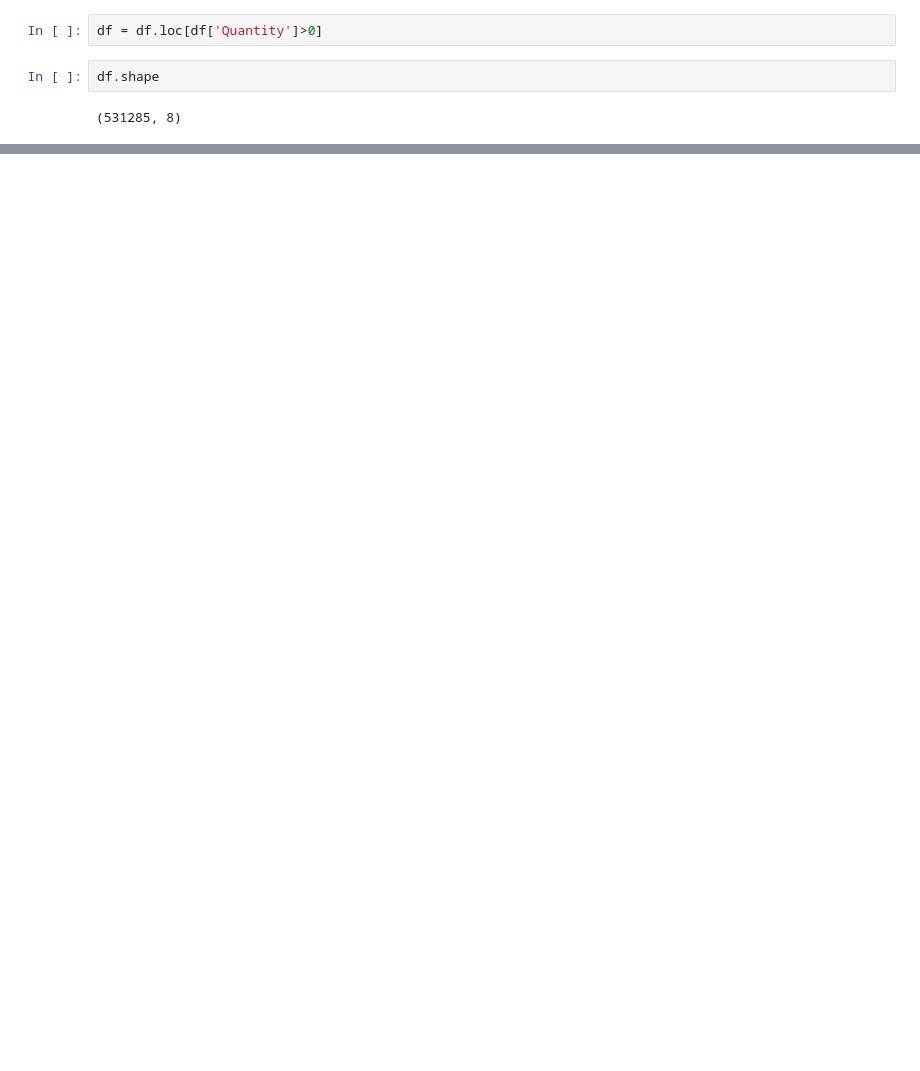
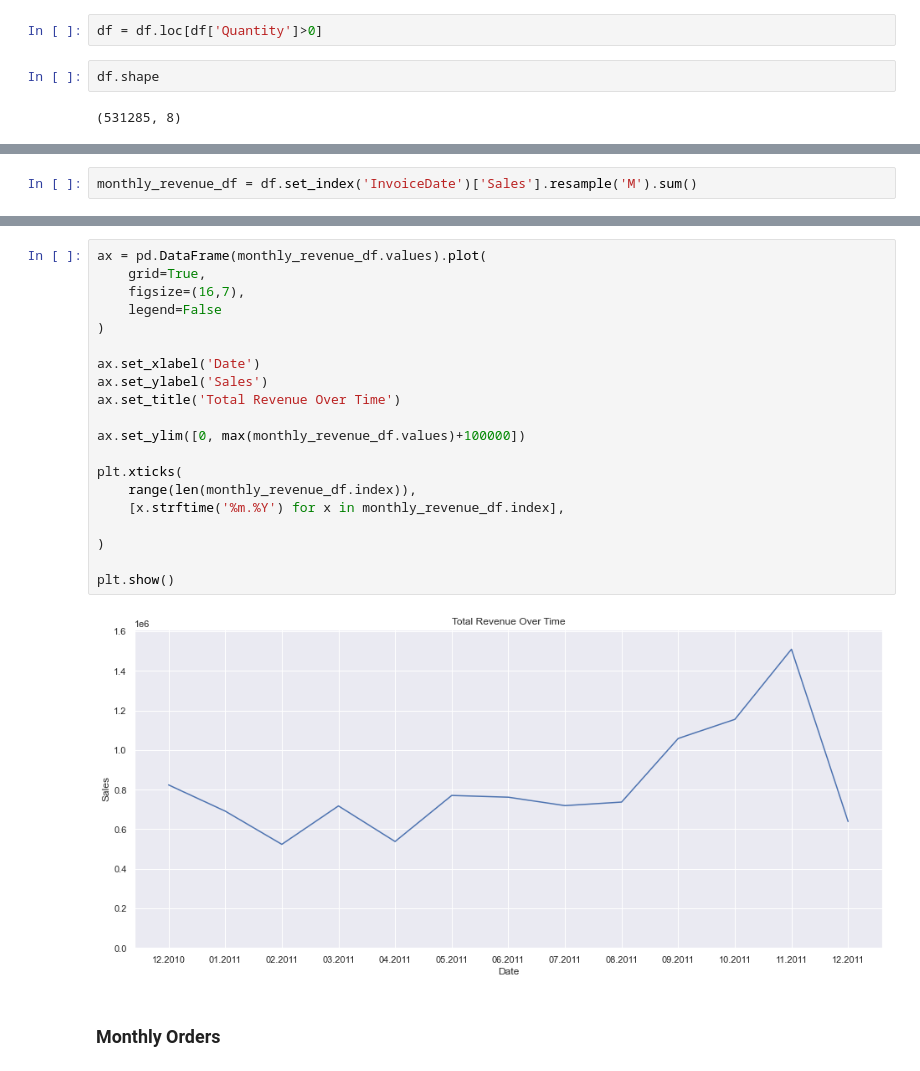
Before and after one commit to nitinjosephrepo/Ecommerce-product-analytics, a Jupyter notebook: Ecomerce Product Analytics with Pandas .ipynb, the cells around one changed output, grey strips where cells are left out. Drawn from its saved outputs; the diff is of its cells as text; blank space fills up the shorter version.

Commit message:
Further progress on Time series Ecom analytics

```diff
--- a/Ecomerce Product Analytics with Pandas .ipynb
+++ b/Ecomerce Product Analytics with Pandas .ipynb
@@ -25,0 +95,2 @@ df.shape
+# %%
+monthly_revenue_df = df.set_index('InvoiceDate')['Sales'].resample('M').sum()
@@ -25,0 +115,24 @@ df.shape
+# %%
+ax = pd.DataFrame(monthly_revenue_df.values).plot(
+    grid=True,
+    figsize=(16,7),
+    legend=False
+)
+
+ax.set_xlabel('Date')
+ax.set_ylabel('Sales')
+ax.set_title('Total Revenue Over Time')
+
+ax.set_ylim([0, max(monthly_revenue_df.values)+100000])
+
+plt.xticks(
+    range(len(monthly_revenue_df.index)),
+    [x.strftime('%m.%Y') for x in monthly_revenue_df.index],
+
+)
+
+plt.show()
+# %% [output]
+[figure, added]
+# %% [markdown]
+### Monthly Orders
```
Also changed, not shown: parts of 42 cells of this notebook.
